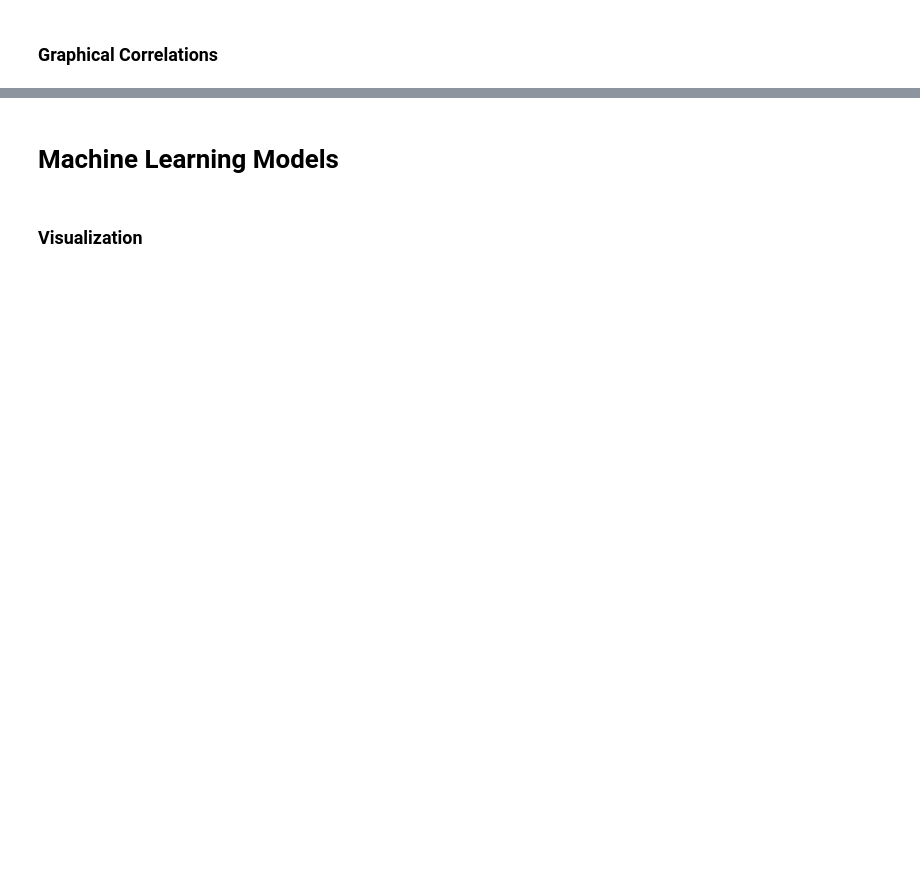
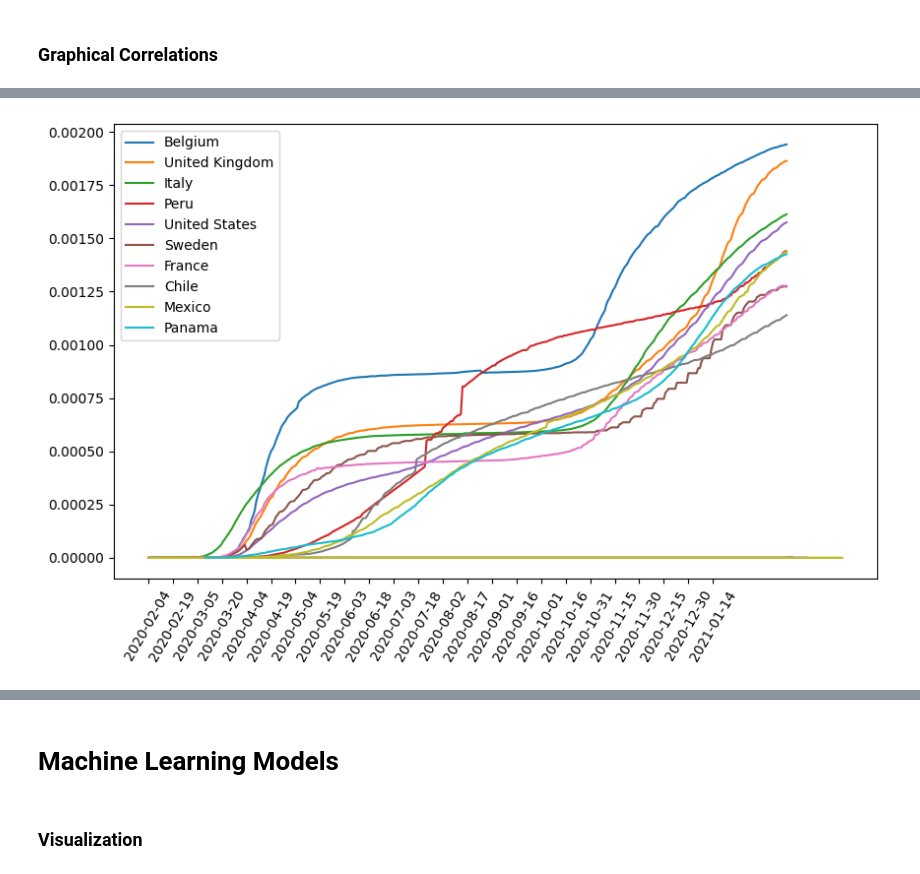
Before and after one commit to iloudaros/CoVID-Findings-Project, a Jupyter notebook: CoVID19_findings.ipynb, the cells around one changed output, grey strips where cells are left out. Cells and saved outputs as stored; diff of their text form; code cells hidden in the pictures; blank space fills up the shorter version.

```diff
--- a/CoVID19_findings.ipynb
+++ b/CoVID19_findings.ipynb
@@ -81,0 +235,17 @@ A good source of titanic dataset statistical analysis starting with the basics a
+# %%
+# Sort the countries by the total number of deaths and cases
+countries_sorted_by_deaths = total_deaths_by_country.sort_values(ascending=False).index
+countries_sorted_by_cases = total_cases_by_country.sort_values(ascending=False).index
+# %%
+
+# Visualize deaths over time per country, normalized by population, for the 10 countries with the most deaths
+plt.figure(figsize=(10,6))
+for country in countries_sorted_by_deaths[0:10]:
+    country_data = dataset[dataset['Entity'] == country]
+    plt.plot(country_data['Date'], country_data['Deaths']/country_data['Population'], label=country)
+    n = 15  # Display every 5th label
+    plt.xticks(range(0, len(country_data['Deaths']), n), rotation=60)
+plt.legend()
+plt.show()
+# %% [output]
+[figure, added]
```
Also changed, not shown: parts of 19 cells of this notebook, 2 other files.
